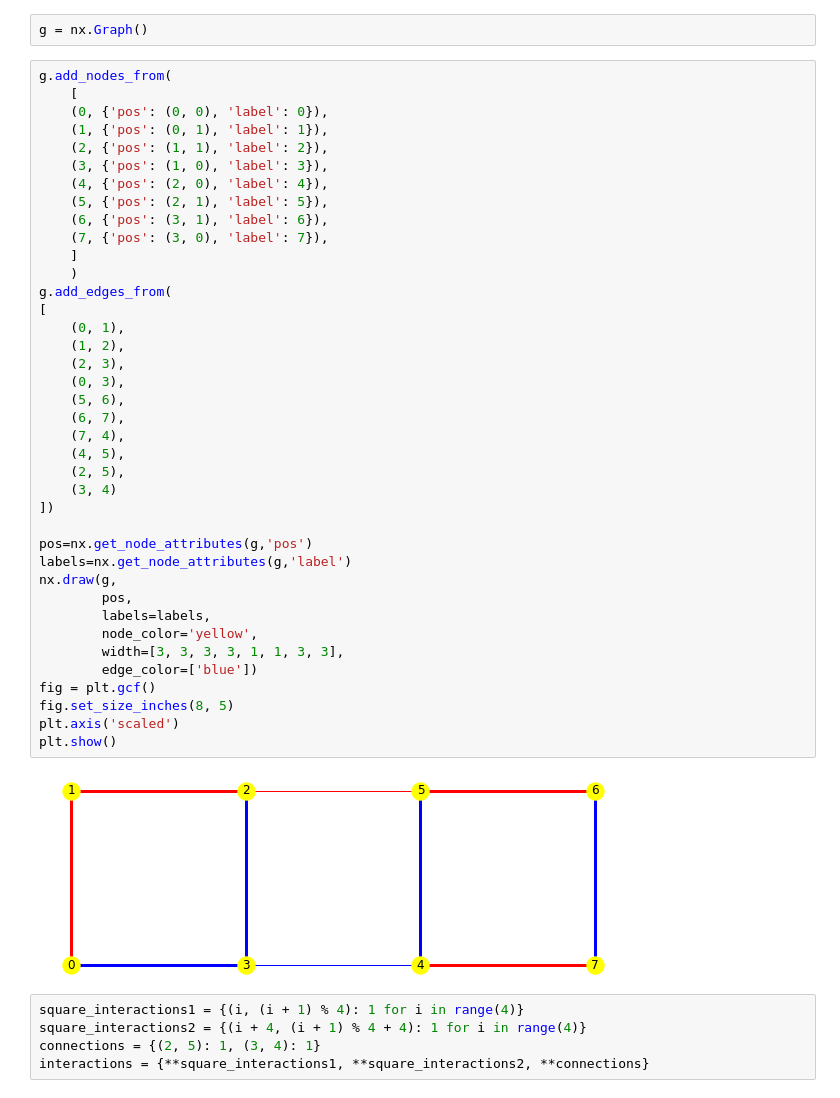
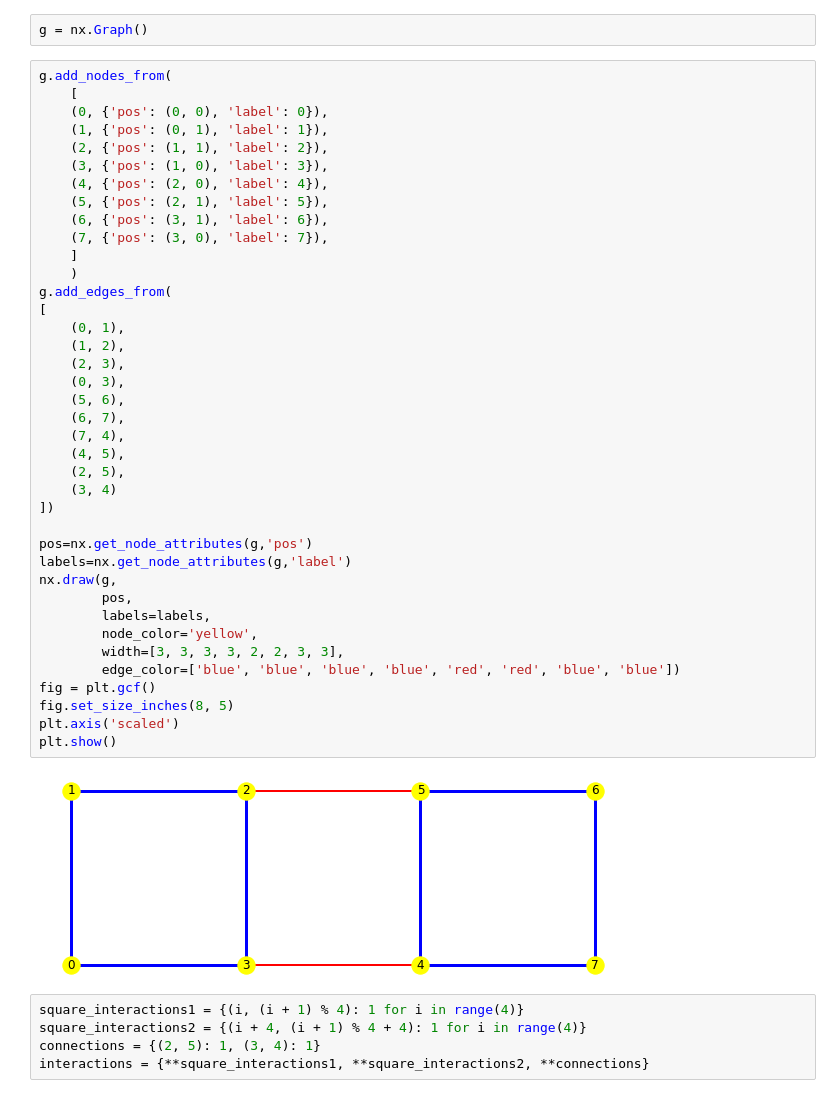
Before and after one commit to werty144/quantum_Ising, a Jupyter notebook: Lattice.ipynb, the cells around one changed output. Cells and saved outputs as stored; diff of their text form.

```diff
--- a/Lattice.ipynb
+++ b/Lattice.ipynb
@@ -22,36 +22,36 @@ g.add_nodes_from(
     (5, {'pos': (2, 1), 'label': 5}),
     (6, {'pos': (3, 1), 'label': 6}),
     (7, {'pos': (3, 0), 'label': 7}),
     ]
     )
 g.add_edges_from(
 [
     (0, 1),
     (1, 2),
     (2, 3),
     (0, 3),
     (5, 6),
     (6, 7),
     (7, 4),
     (4, 5),
     (2, 5),
     (3, 4)
 ])
 
 pos=nx.get_node_attributes(g,'pos')
 labels=nx.get_node_attributes(g,'label')
 nx.draw(g,
         pos,
         labels=labels,
         node_color='yellow',
-        width=[3, 3, 3, 3, 1, 1, 3, 3],
-        edge_color=['blue'])
+        width=[3, 3, 3, 3, 2, 2, 3, 3],
+        edge_color=['blue', 'blue', 'blue', 'blue', 'red', 'red', 'blue', 'blue'])
 fig = plt.gcf()
 fig.set_size_inches(8, 5)
 plt.axis('scaled')
 plt.show()
 # %% [output]
-[figure, old version]
+[figure, new version]
 # %%
 square_interactions1 = {(i, (i + 1) % 4): 1 for i in range(4)}
 square_interactions2 = {(i + 4, (i + 1) % 4 + 4): 1 for i in range(4)}
```
Also changed, not shown: parts of 2 cells of this notebook.
